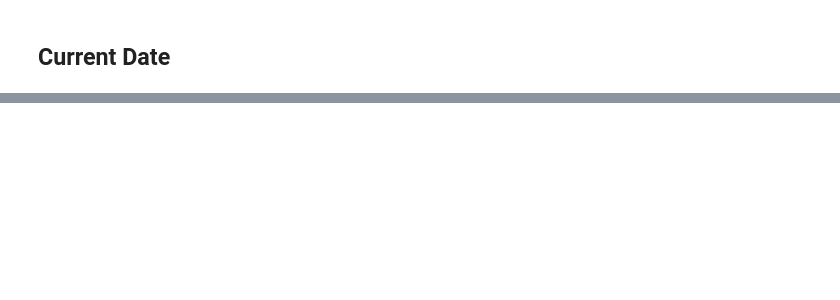
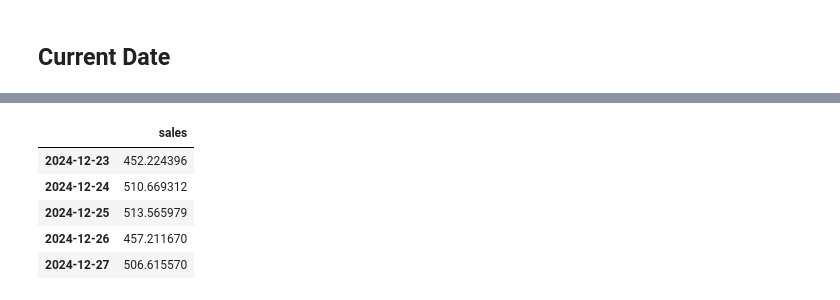
Before and after one commit to Vasilis-christopoulos/cafe-sales-forecasting, a Jupyter notebook: forecast.ipynb, the cells around one changed output, grey strips where cells are left out. Saved outputs shown, nothing was run; the diff lists cells and outputs as text; code cells hidden in the pictures; blank space fills up the shorter version.

```diff
--- a/forecast.ipynb
+++ b/forecast.ipynb
@@ -124,4 +49,12 @@ data
 # %%
 coffee_predictions = fp.load_sales_model_and_forecast('sales_models/xgb_model_Coffee.pkl', data, date)
+coffee_predictions.head()
+# %% [output]
+|  | sales |
+| 2024-12-23 | 452.224396 |
+| 2024-12-24 | 510.669312 |
+| 2024-12-25 | 513.565979 |
+| 2024-12-26 | 457.211670 |
+| 2024-12-27 | 506.615570 |
 # %%
 without_coffee_predictions = fp.load_sales_model_and_forecast('sales_models/xgb_model_Without_Coffee.pkl', data, date)
```
Also changed, not shown: parts of 27 cells of this notebook, 10 other files.
